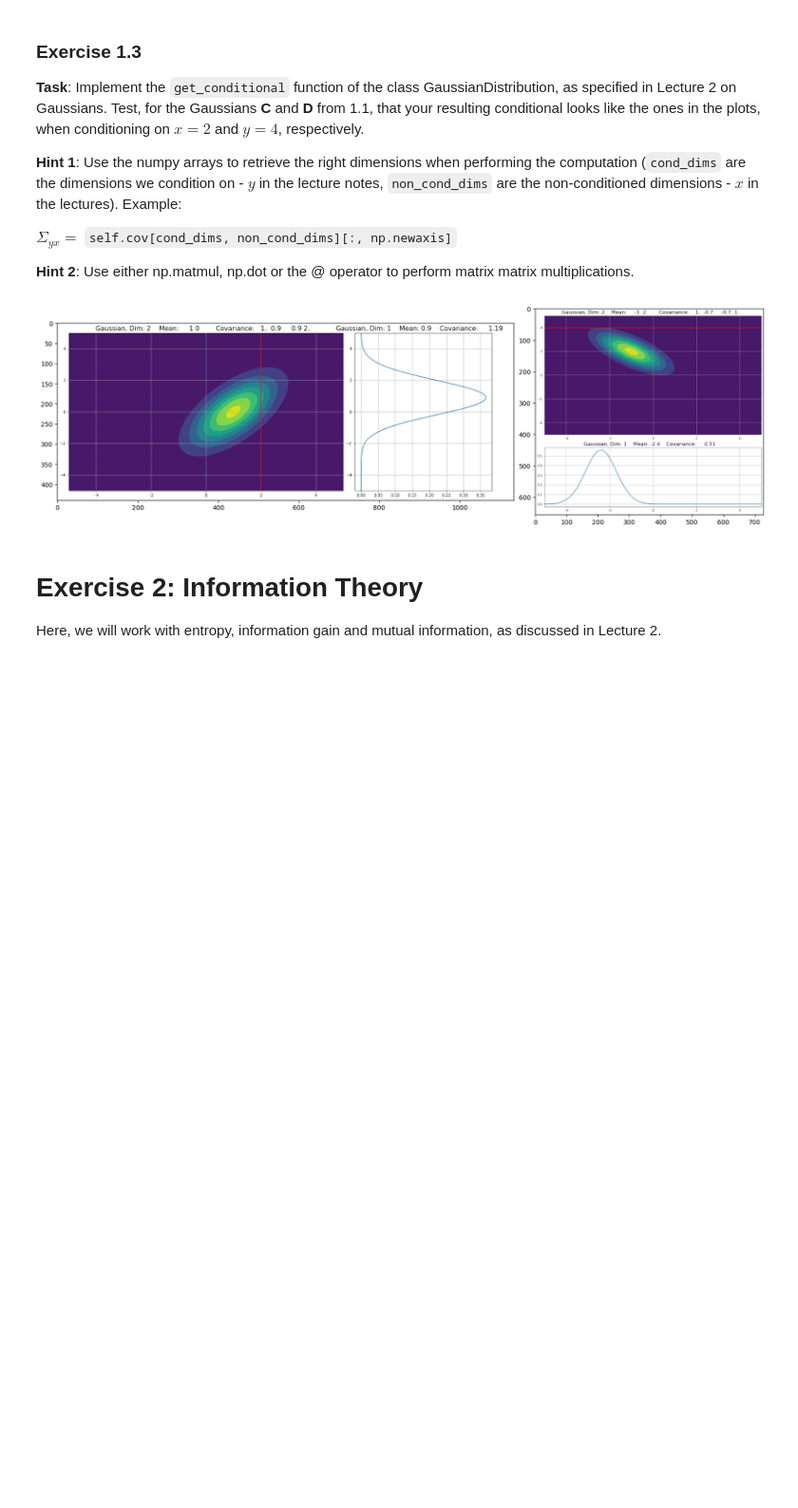
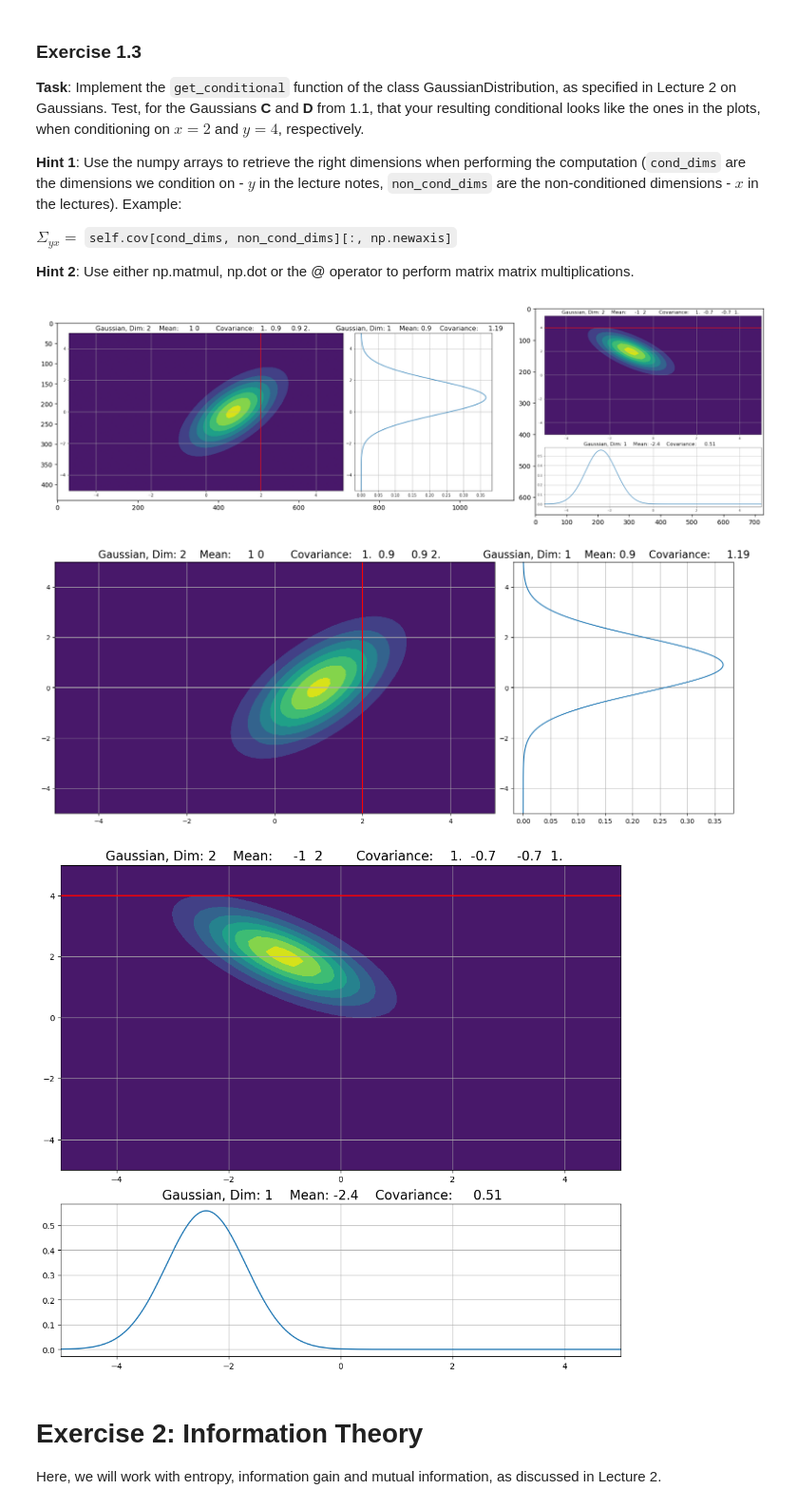
Before and after one commit to JoaquimGouveia/EDAN96_AppliedMachineLearning, a Jupyter notebook: lab2/lab2_intro_math.ipynb, the cells around one changed output. Shown at 95% size. Cells and saved outputs as stored; diff of their text form; code cells hidden in the pictures; blank space fills up the shorter version.

```diff
--- a/lab2/lab2_intro_math.ipynb
+++ b/lab2/lab2_intro_math.ipynb
@@ -166,11 +166,31 @@ class GaussianDistribution:
         # EXPECTED SPACE FOR STUDENT CODE - START
 
         # some hints to help:
+        # np.arange(self.dims) returns an array of indices from 0 to self.dims, ex: np.arange(3) = [0, 1, 2]
+        non_cond_dims = np.arange(self.dims) != dim # all dimensinos are true except the conditioned one
+        cond_dims = np.arange(self.dims) == dim # all dimensions are false except the conditioned one
+        # print(non_cond_dims) ex: [False, True]
+        # print(non_cond_dims.shape) ex: (2,)
 
-        non_cond_dims = np.arange(self.dims) != dim
-        cond_dims = np.arange(self.dims) == dim
+        cov_yx = self.cov[cond_dims, non_cond_dims][:, np.newaxis] # cov_yx is the cross-covariance matrix between the conditioned and non-conditioned dimensions (does not have to be quadratic)
+        cov_xy = self.cov[non_cond_dims, cond_dims][np.newaxis, :] # cov_xy is the cross-covariance matrix between the conditioned and non-conditioned dimensions (does not have to be quadratic)
 
-        cov_xy = self.cov[non_cond_dims, cond_dims][np.newaxis, :]
+        # Since we assume only 1 it would also work with cov_xy = self.cov[non_cond_dims, dim]
+        # One explanation for the above line is self.cov[non_cond_dims] retrieves the rows of the non_conditioned dimensions
+        # and then [:, non_cond_dims] retrieves from the current selection the columns of the non_conditioned dimensions
+        cov_yy = self.cov[cond_dims][:, cond_dims] # cov_yy is the covariance matrix of the conditioned dimension
+        cov_xx = self.cov[non_cond_dims][:, non_cond_dims] # cov_xx is the covariance matrix of the non-conditioned dimensions
+
+        #print(self.mean) ex: [[0. 0.]]
+        #print(self.mean.shape) ex: (1, 2)
+        mean_x = self.mean[0, non_cond_dims] # mean_x is the mean of the non-conditioned dimensions
+        mean_y = self.mean[0, cond_dims] # mean_y is the mean of the conditioned dimension
+
+        # Now use the formulas from lecture 2 (slide 35) to calculate the conditional mean and covariance
+        # For matrix multiplication can use np.dot or @ or np.matmul
+        conditional_mean = mean_x + cov_xy @ inv(cov_yy) @ (value - mean_y)
+        conditional_cov = cov_xx - cov_xy @ inv(cov_yy) @ cov_yx
+
 
         # EXPECTED SPACE FOR STUDENT CODE - END
 
@@ -189,7 +209,11 @@ class GaussianDistribution:
         '''
 
         # EXPECTED SPACE FOR STUDENT CODE - START
+        # Since the value at dim i is being marginalized, we can just remove the mean at dim i from the mean vector
+        marginal_mean = np.delete(self.mean, dim)
 
+        # For the covariance matrix we need to remove the row and column at dim i
+        marginal_cov = np.delete(np.delete(self.cov, dim, axis=0), dim, axis=1)
         # EXPECTED SPACE FOR STUDENT CODE - END
 
         return GaussianDistribution(marginal_mean, marginal_cov)
@@ -275,13 +321,20 @@ show_images()
 [figure]
 # %%
 # Test that this produces the same plot (including the colors, which indicates the computed pdf)
-# gaussian_C = GaussianDistribution(mean=np.array([1, 0]), cov=np.array([[1, 0.9], [0.9, 2]]))
+gaussian_C = GaussianDistribution(mean=np.array([1, 0]), cov=np.array([[1, 0.9], [0.9, 2]]))
+gaussian_D = GaussianDistribution(mean=np.array([-1,2]), cov = np.array([[1,-0.7], [-0.7, 1]]))
+
 
 # Use these lines to compute the conditionals
-# conditional_C = gaussian_C.get_conditional(dim=0, value=2)
+conditional_C = gaussian_C.get_conditional(dim=0, value=2)
+conditional_D = gaussian_D.get_conditional(dim=1, value=4)
 
 # Use these lines to generate the plots - plots both the initial distribution and the conditional along the right axis
-# plot_gaussian(gaussian_C, conditional_dist=conditional_C, condition_axis=0, condition_value=2)
+plot_gaussian(gaussian_C, conditional_dist=conditional_C, condition_axis=0, condition_value=2)
+plot_gaussian(gaussian_D, conditional_dist=conditional_D, condition_axis=1, condition_value=4)
+# %% [output]
+[figure, added]
+[figure, added]
 # %% [markdown]
 # Exercise 2: Information Theory
 
```
Also changed, not shown: parts of 35 cells of this notebook.
